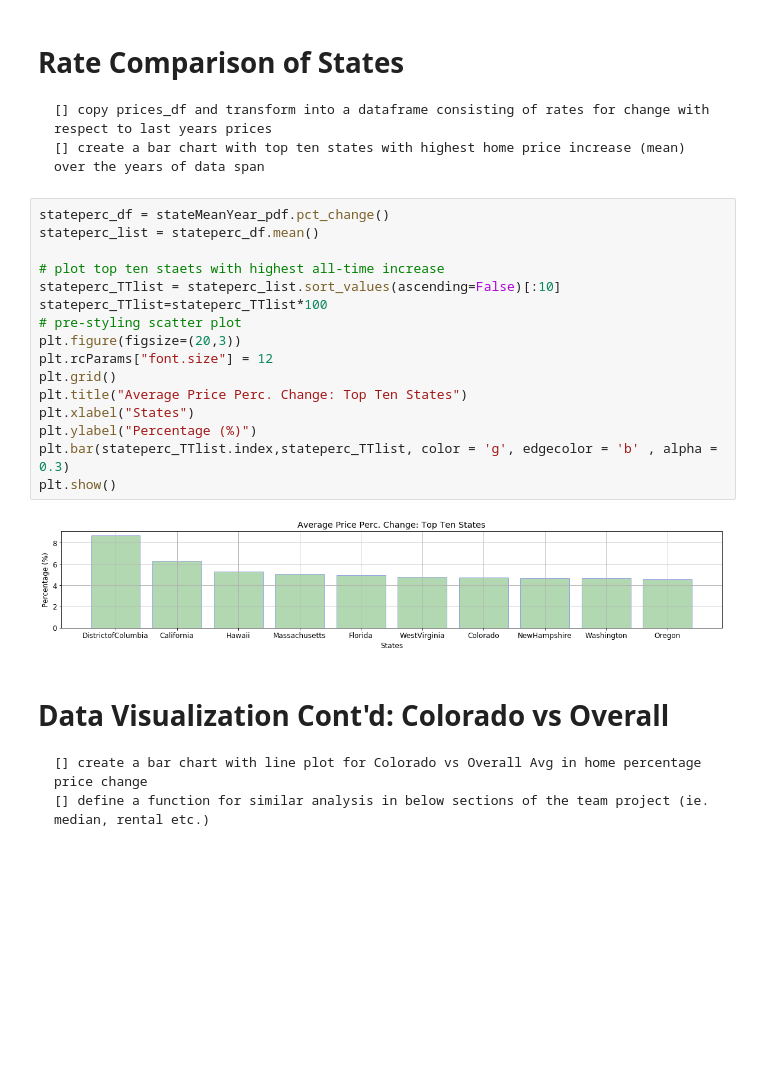
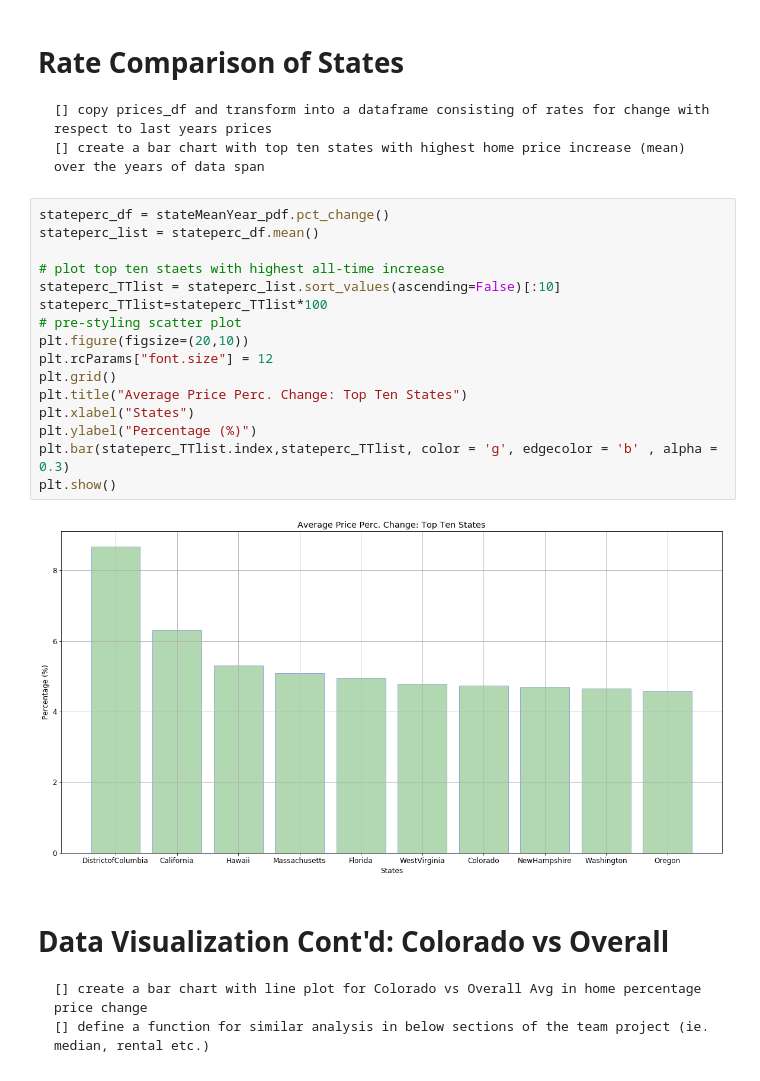
Before and after one commit to attila5287/DU_BigData_TeamProject1_WheresJames, a Jupyter notebook: Pr1_TeamWheresJames_Attila_RealEstate.ipynb, the cells around one changed output. Saved outputs shown, nothing was run; the diff lists cells and outputs as text; blank space fills up the shorter version.

```diff
--- a/Pr1_TeamWheresJames_Attila_RealEstate.ipynb
+++ b/Pr1_TeamWheresJames_Attila_RealEstate.ipynb
@@ -214,21 +210,21 @@ plt.show()
 # %%
 stateperc_df = stateMeanYear_pdf.pct_change()
 stateperc_list = stateperc_df.mean()
 
 # plot top ten staets with highest all-time increase
 stateperc_TTlist = stateperc_list.sort_values(ascending=False)[:10]
 stateperc_TTlist=stateperc_TTlist*100
 # pre-styling scatter plot
-plt.figure(figsize=(20,3))
+plt.figure(figsize=(20,10))
 plt.rcParams["font.size"] = 12
 plt.grid()
 plt.title("Average Price Perc. Change: Top Ten States")
 plt.xlabel("States")
 plt.ylabel("Percentage (%)")
 plt.bar(stateperc_TTlist.index,stateperc_TTlist, color = 'g', edgecolor = 'b' , alpha = 0.3)
 plt.show()
 # %% [output]
-[figure, old version]
+[figure, new version]
 # %% [markdown]
 # Data Visualization Cont'd: Colorado vs Overall
     [] create a bar chart with line plot for Colorado vs Overall Avg in home percentage price change
```
Also changed, not shown: parts of 28 cells of this notebook.
